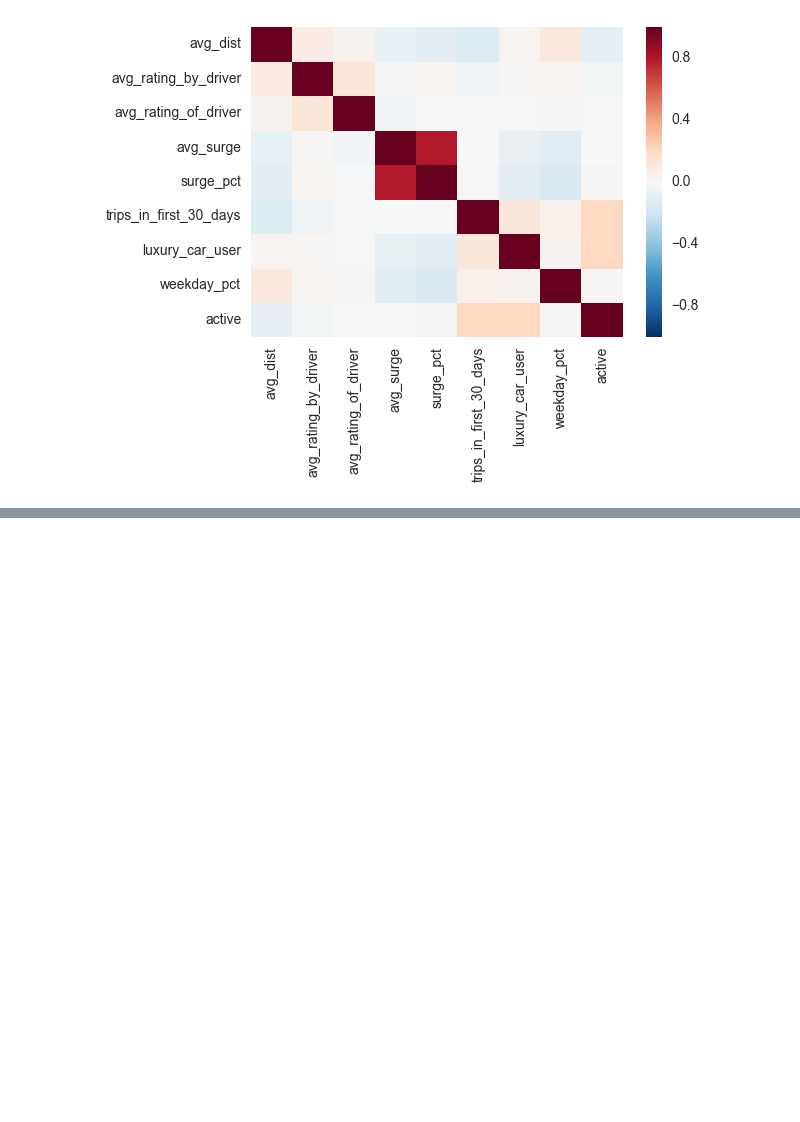
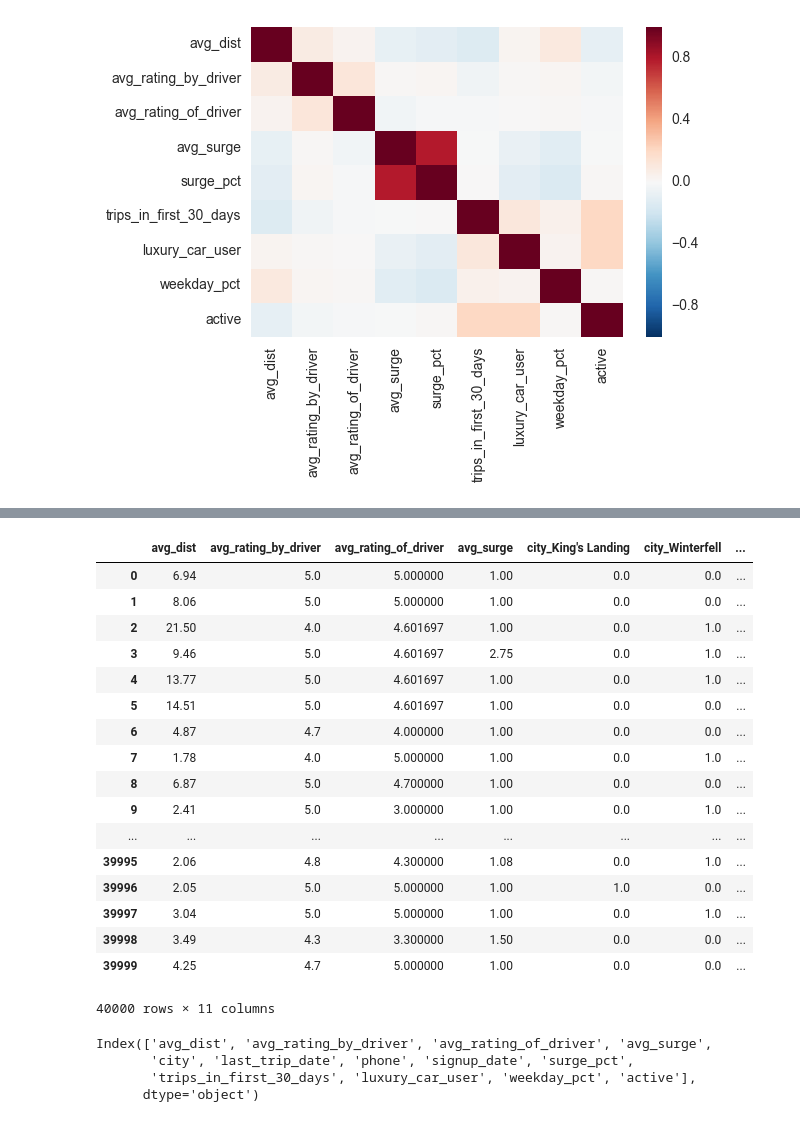
Before and after one commit to zfsang-zz/Case-Study-Churn-Prediction, a Jupyter notebook: EDA.ipynb, the cells around one changed output, grey strips where cells are left out. Saved outputs shown, nothing was run; the diff lists cells and outputs as text; code cells hidden in the pictures; blank space fills up the shorter version.

Commit message:
Feat:Add missing data imputation

```diff
--- a/EDA.ipynb
+++ b/EDA.ipynb
@@ -306,7 +306,7 @@ Hover to magify
 | weekday_pct | 0.097 | 0.022 | 0.013 | -0.11 | -0.15 | 0.05 | ... |
 | active | -0.093 | -0.027 | -0.013 | -0.0031 | 0.012 | 0.21 | ... |
 # %%
-def load_data_with_missing():
+def load_data_with_history_missing():
     odata = pd.read_csv('data/churn_train.csv')
     odata['last_trip_date'] = pd.to_datetime(odata['last_trip_date'],format='%Y-%m-%d')
     odata['signup_date'] = pd.to_datetime(odata['signup_date'],format='%Y-%m-%d')
@@ -314,12 +314,12 @@ def load_data_with_missing():
     odata['active'] = odata['last_trip_date'] >= cutoff_date
     odata = pd.get_dummies(data=odata, columns=['city'])
     odata['history'] = odata['last_trip_date'] - odata['signup_date']
-
+    odata.fillna(odata.mean(),inplace=True)
     #take only required columns
-    mdata = odata[['avg_dist','avg_surge','city_King\'s Landing','city_Winterfell','surge_pct','trips_in_first_30_days','luxury_car_user','weekday_pct','history','active']]
+    mdata = odata[['avg_dist','avg_rating_by_driver','avg_rating_of_driver','avg_surge','city_King\'s Landing','city_Winterfell','surge_pct','trips_in_first_30_days','luxury_car_user','weekday_pct','history','active']]
     y = mdata.pop('active')
     X = mdata.values
     X_train,X_test,y_train,y_test = train_test_split(X,y)
     return mdata, X_train,X_test,y_train,y_test
 # %%
-mdata, X_train,X_test,y_train,y_test = load_data_with_missing()
+mdata, X_train,X_test,y_train,y_test = load_data_with_history_missing()
@@ -334,0 +326,28 @@ array([[8.11, 1.0, 0.0, ..., 1, True, 0.0],
+# %%
+mdata
+# %% [output]
+|  | avg_dist | avg_rating_by_driver | avg_rating_of_driver | avg_surge | city_King's Landing | city_Winterfell | ... |
+| 0 | 6.94 | 5.0 | 5.000000 | 1.00 | 0.0 | 0.0 | ... |
+| 1 | 8.06 | 5.0 | 5.000000 | 1.00 | 0.0 | 0.0 | ... |
+| 2 | 21.50 | 4.0 | 4.601697 | 1.00 | 0.0 | 1.0 | ... |
+| 3 | 9.46 | 5.0 | 4.601697 | 2.75 | 0.0 | 1.0 | ... |
+| 4 | 13.77 | 5.0 | 4.601697 | 1.00 | 0.0 | 1.0 | ... |
+| 5 | 14.51 | 5.0 | 4.601697 | 1.00 | 0.0 | 0.0 | ... |
+| 6 | 4.87 | 4.7 | 4.000000 | 1.00 | 0.0 | 0.0 | ... |
+| 7 | 1.78 | 4.0 | 5.000000 | 1.00 | 0.0 | 1.0 | ... |
+| 8 | 6.87 | 5.0 | 4.700000 | 1.00 | 0.0 | 0.0 | ... |
+| 9 | 2.41 | 5.0 | 3.000000 | 1.00 | 0.0 | 1.0 | ... |
+| ... | ... | ... | ... | ... | ... | ... | ... |
+| 39995 | 2.06 | 4.8 | 4.300000 | 1.08 | 0.0 | 1.0 | ... |
+| 39996 | 2.05 | 5.0 | 5.000000 | 1.00 | 1.0 | 0.0 | ... |
+| 39997 | 3.04 | 5.0 | 5.000000 | 1.00 | 0.0 | 1.0 | ... |
+| 39998 | 3.49 | 4.3 | 3.300000 | 1.50 | 0.0 | 0.0 | ... |
+| 39999 | 4.25 | 4.7 | 5.000000 | 1.00 | 0.0 | 0.0 | ... |
+40000 rows × 11 columns
+# %%
+train.columns
+# %% [output]
+Index(['avg_dist', 'avg_rating_by_driver', 'avg_rating_of_driver', 'avg_surge',
+       'city', 'last_trip_date', 'phone', 'signup_date', 'surge_pct',
+       'trips_in_first_30_days', 'luxury_car_user', 'weekday_pct', 'active'],
+      dtype='object')
```
Also changed, not shown: parts of 2 cells of this notebook, 1 other file.
